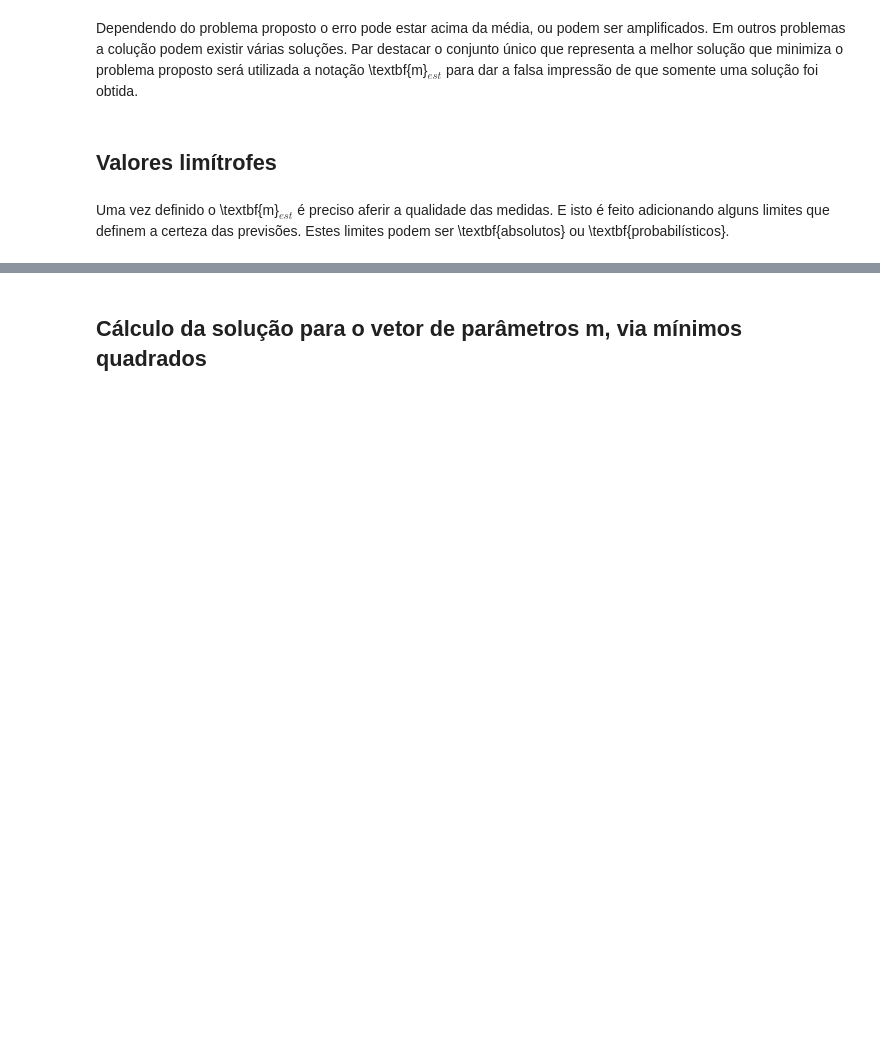
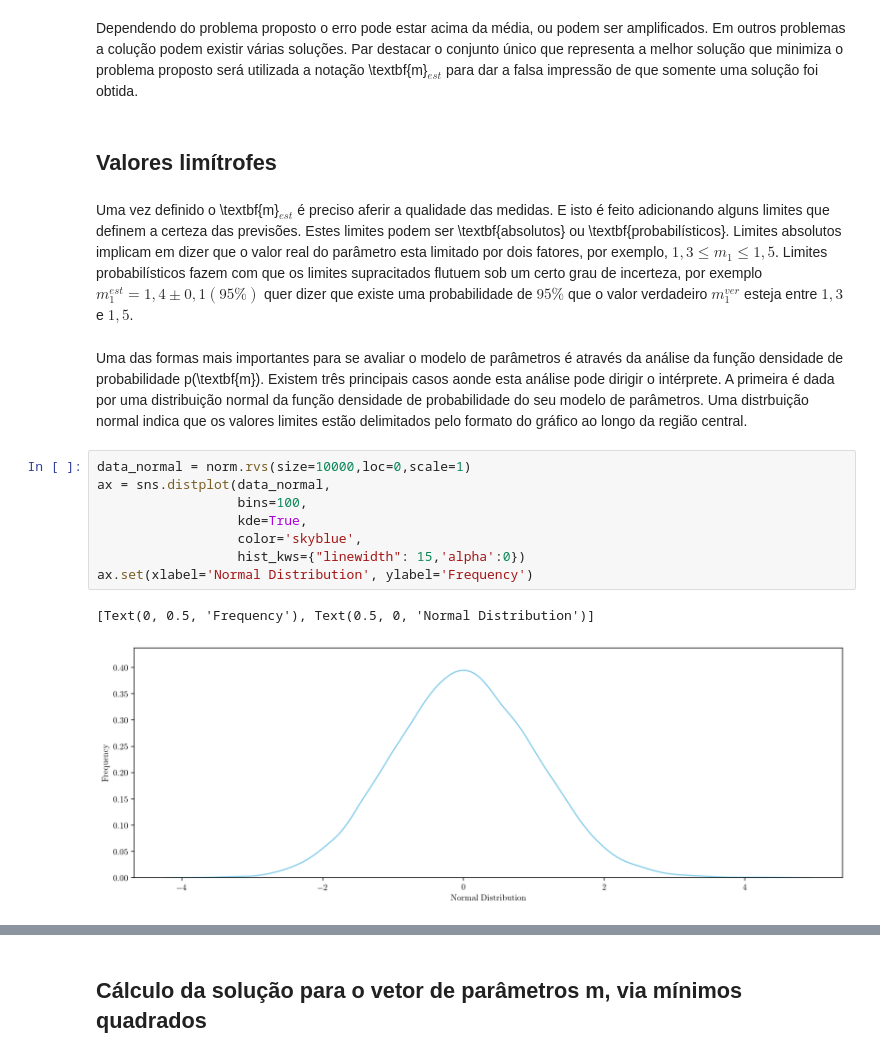
Before and after one commit to TClassrooms/Inverse_problems, a Jupyter notebook: O problema da linha reta.ipynb, the cells around one changed output, grey strips where cells are left out. Saved outputs shown, nothing was run; the diff lists cells and outputs as text; blank space fills up the shorter version.

Commit message:
atualiza a explicação das três possibilidade de função de distribuição deprobabilidade.

```diff
--- a/O problema da linha reta.ipynb
+++ b/O problema da linha reta.ipynb
@@ -107,4 +110,17 @@ Dependendo do problema proposto o erro pode estar acima da média, ou podem ser
 # %% [markdown]
 ## Valores limítrofes
 # %% [markdown]
-Uma vez definido o \textbf{m}$_{est}$ é preciso aferir a qualidade das medidas. E isto é feito adicionando alguns limites que definem a certeza das previsões. Estes limites podem ser \textbf{absolutos} ou \textbf{probabilísticos}.
+Uma vez definido o \textbf{m}$_{est}$ é preciso aferir a qualidade das medidas. E isto é feito adicionando alguns limites que definem a certeza das previsões. Estes limites podem ser \textbf{absolutos} ou \textbf{probabilísticos}. Limites absolutos implicam em dizer que o valor real do parâmetro esta limitado por dois fatores, por exemplo, $1,3 \leq m_{1}\leq 1,5$. Limites probabilísticos fazem com que os limites supracitados flutuem sob um certo grau de incerteza, por exemplo $m_{1}^{est} = 1,4 \pm 0,1 (95\%)$ quer dizer que existe uma probabilidade de $95\%$ que o valor verdadeiro $m^{ver}_{1}$ esteja entre $1,3$ e $1,5$.
+# %% [markdown]
+Uma das formas mais importantes para se avaliar o modelo de parâmetros é através da análise da função densidade de probabilidade p(\textbf{m}). Existem três principais casos aonde esta análise pode dirigir o intérprete.  A primeira é dada por uma distribuição normal da função densidade de probabilidade do seu modelo de parâmetros. Uma distrbuição normal indica que os valores limites estão delimitados pelo formato do gráfico ao longo da região central.
+# %%
+data_normal = norm.rvs(size=10000,loc=0,scale=1)
+ax = sns.distplot(data_normal,
+                  bins=100,
+                  kde=True,
+                  color='skyblue',
+                  hist_kws={"linewidth": 15,'alpha':0})
+ax.set(xlabel='Normal Distribution', ylabel='Frequency')
+# %% [output]
+[Text(0, 0.5, 'Frequency'), Text(0.5, 0, 'Normal Distribution')]
+[figure, added]
```
Also changed, not shown: parts of 7 cells of this notebook.
